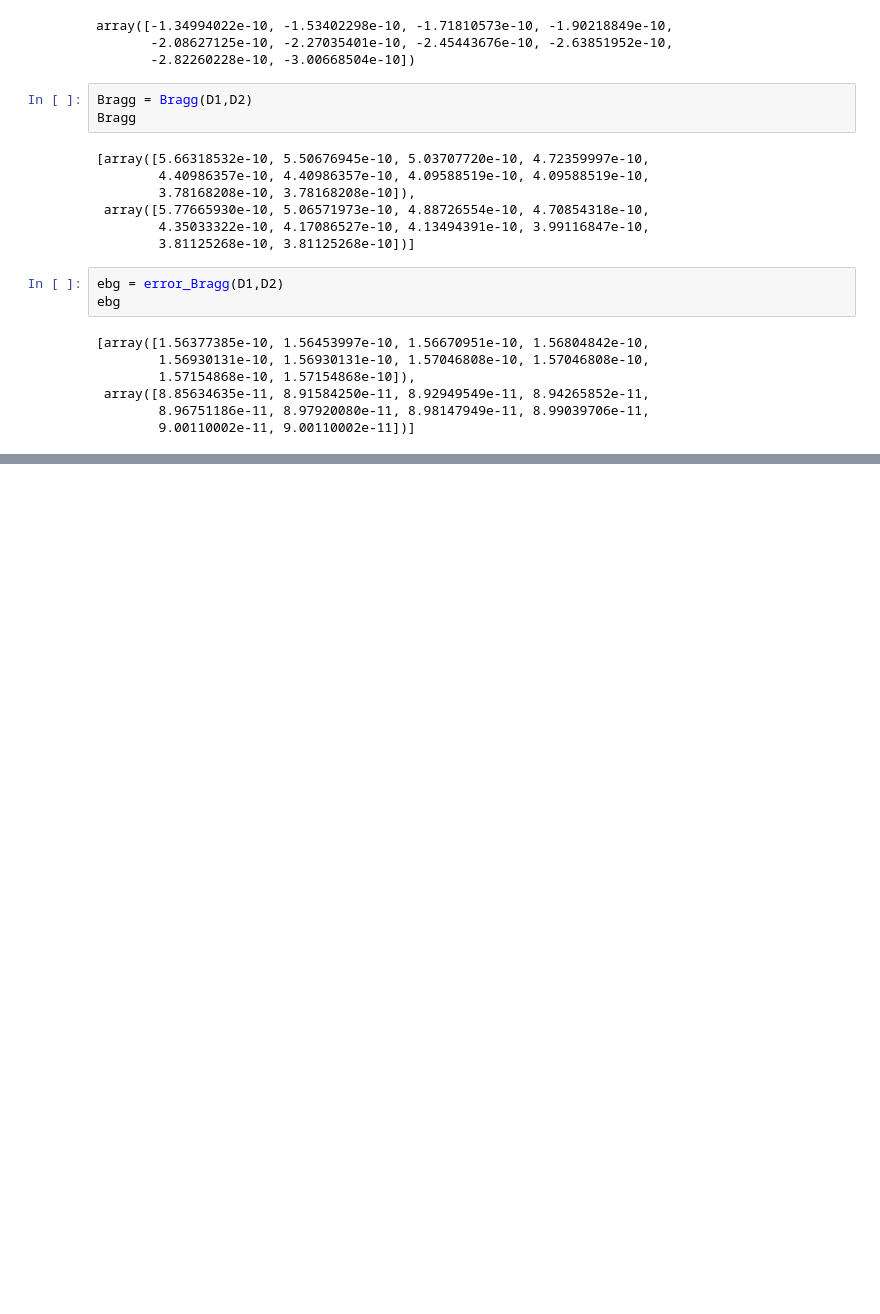
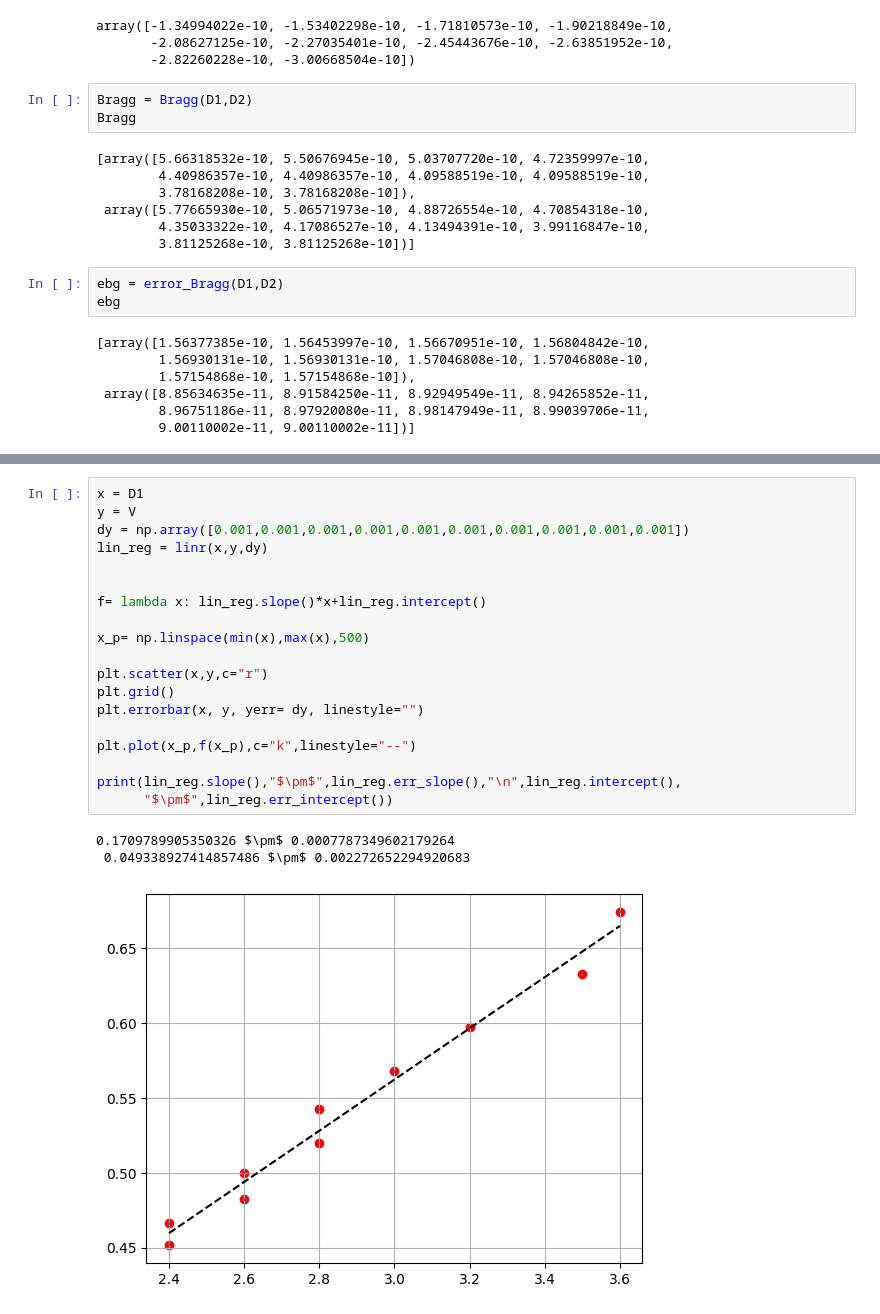
Before and after one commit to rcasasl/Laboratorio-Intermedio, a Jupyter notebook: dif_electrones/calculos_p2.ipynb, the cells around one changed output, grey strips where cells are left out. Drawn from its saved outputs; the diff is of its cells as text; blank space fills up the shorter version.

```diff
--- a/dif_electrones/calculos_p2.ipynb
+++ b/dif_electrones/calculos_p2.ipynb
@@ -63,0 +92,23 @@ ebg
+# %%
+x = D1
+y = V
+dy = np.array([0.001,0.001,0.001,0.001,0.001,0.001,0.001,0.001,0.001,0.001])
+lin_reg = linr(x,y,dy)
+
+
+f= lambda x: lin_reg.slope()*x+lin_reg.intercept()
+
+x_p= np.linspace(min(x),max(x),500)
+
+plt.scatter(x,y,c="r")
+plt.grid()
+plt.errorbar(x, y, yerr= dy, linestyle="")
+
+plt.plot(x_p,f(x_p),c="k",linestyle="--")
+
+print(lin_reg.slope(),"$\pm$",lin_reg.err_slope(),"\n",lin_reg.intercept(),
+      "$\pm$",lin_reg.err_intercept())
+# %% [output]
+0.1709789905350326 $\pm$ 0.0007787349602179264
+ 0.049338927414857486 $\pm$ 0.002272652294920683
+[figure, added]
```
Also changed, not shown: parts of 4 cells of this notebook, 12 other files.
